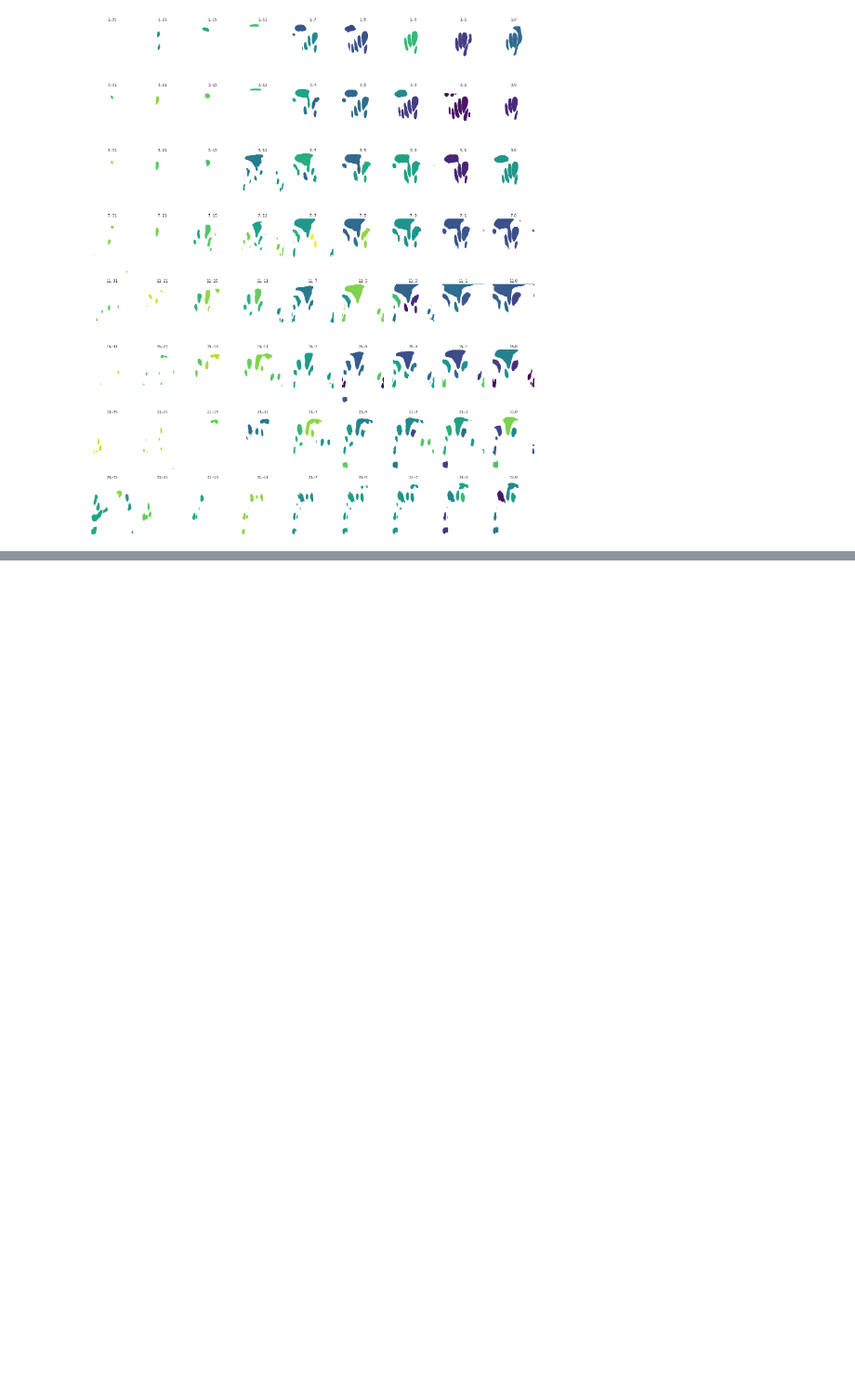
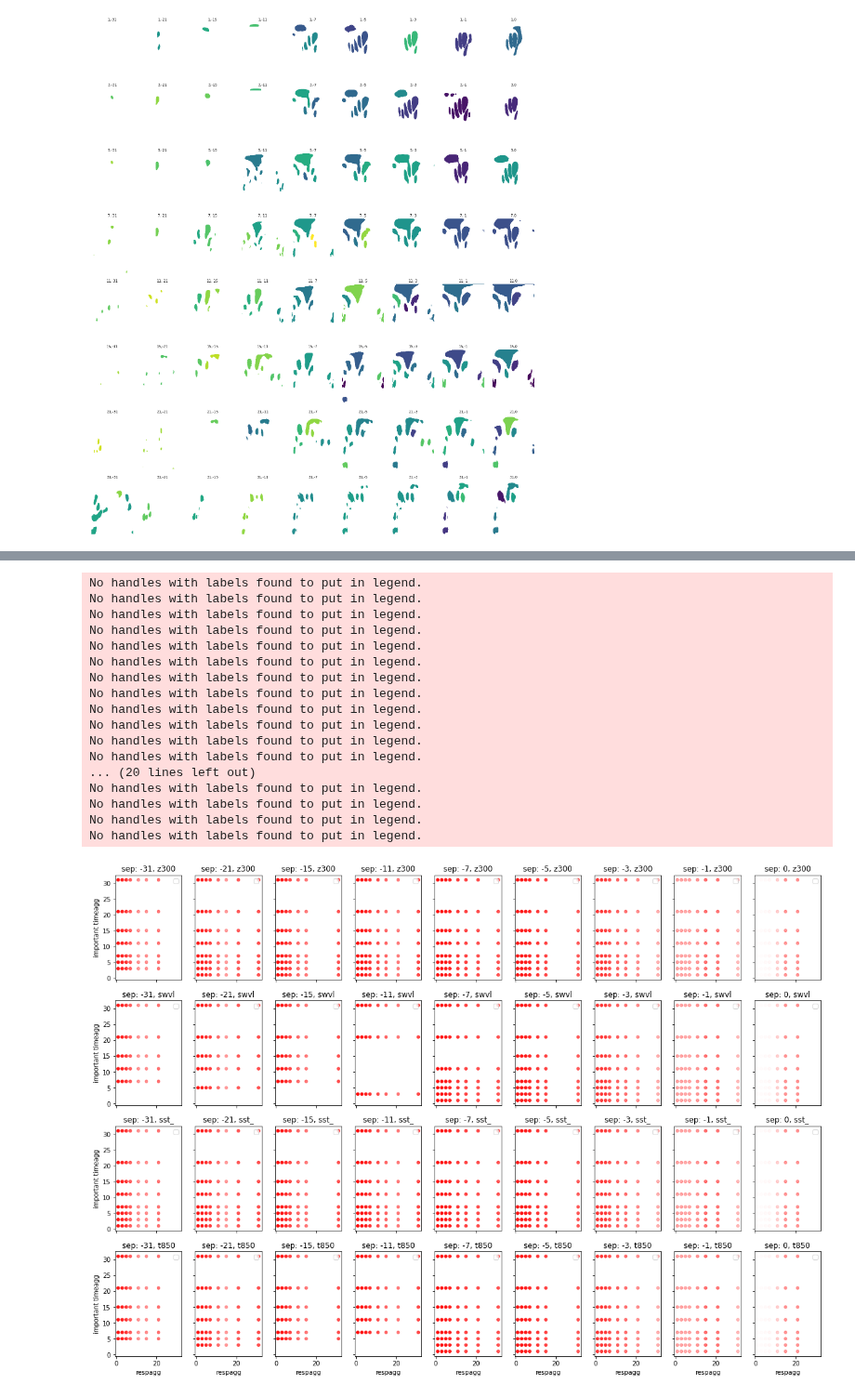
Before and after one commit to chiemvs/Weave, a Jupyter notebook: notebooks/evaluate_all_importances.ipynb, the cells around one changed output, grey strips where cells are left out. Shown at 93% size. Cells and saved outputs as stored; diff of their text form; code cells hidden in the pictures; blank space fills up the shorter version.

```diff
--- a/notebooks/evaluate_all_importances.ipynb
+++ b/notebooks/evaluate_all_importances.ipynb
@@ -256,0 +346,21 @@ plot_importance_per_var(scale_per_fold.loc[('11','z300_nhnorm',slice(None),slice
+# %%
+respagg_timescale_plot(scale_per_fold, variables = ['z300_nhnorm','swvl13_europe','sst_nhplus','t850_nhblock'], groupclustid_func='max', scaler = 1)
+# %% [output]
+No handles with labels found to put in legend.
+No handles with labels found to put in legend.
+No handles with labels found to put in legend.
+No handles with labels found to put in legend.
+No handles with labels found to put in legend.
+No handles with labels found to put in legend.
+No handles with labels found to put in legend.
+No handles with labels found to put in legend.
+No handles with labels found to put in legend.
+No handles with labels found to put in legend.
+No handles with labels found to put in legend.
+No handles with labels found to put in legend.
+... (20 lines left out)
+No handles with labels found to put in legend.
+No handles with labels found to put in legend.
+No handles with labels found to put in legend.
+No handles with labels found to put in legend.
+[figure, added]
```
Also changed, not shown: parts of 15 cells of this notebook, 5 other files.
